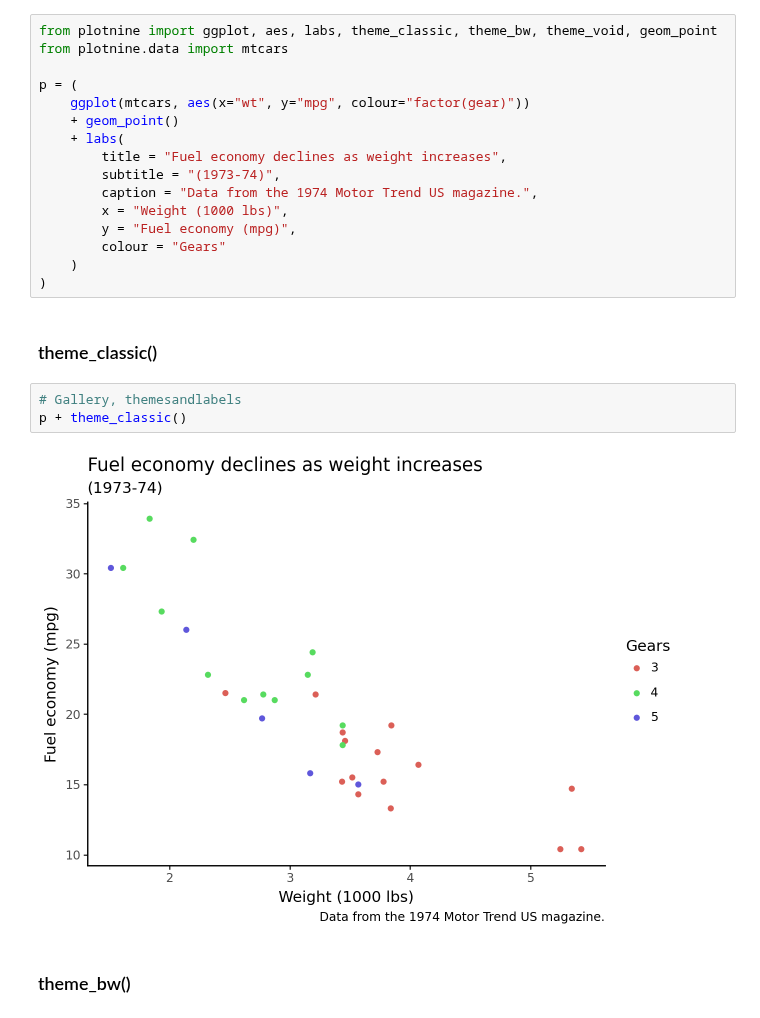
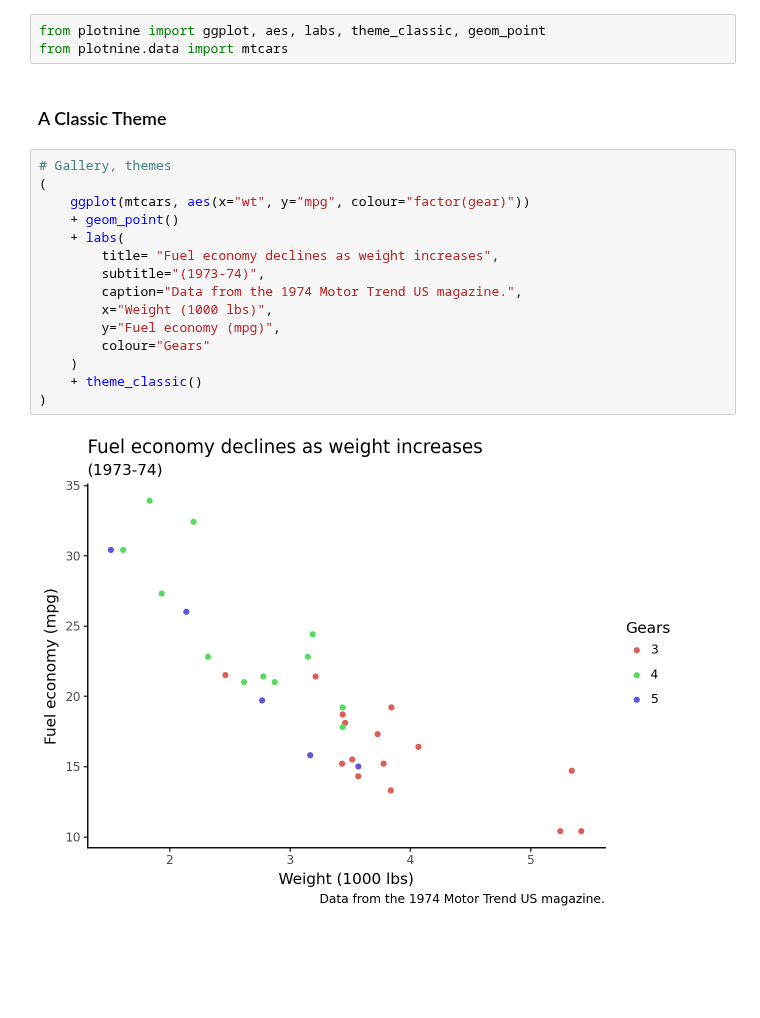
Before and after one commit to has2k1/plotnine-examples, a Jupyter notebook: plotnine_examples/examples/theme_classic.ipynb, the cells around one changed output. Drawn from its saved outputs; the diff is of its cells as text; blank space fills up the shorter version.

```diff
--- a/plotnine_examples/examples/theme_classic.ipynb
+++ b/plotnine_examples/examples/theme_classic.ipynb
@@ -1,25 +1,22 @@
+# %%
+from plotnine import ggplot, aes, labs, theme_classic, geom_point
+from plotnine.data import mtcars
+# %% [markdown]
+### A Classic Theme
 # %%
-from plotnine import ggplot, aes, labs, theme_classic, theme_bw, theme_void, geom_point
-from plotnine.data import mtcars
-
-p = (
+# Gallery, themes
+(
     ggplot(mtcars, aes(x="wt", y="mpg", colour="factor(gear)"))
     + geom_point()
     + labs(
-        title = "Fuel economy declines as weight increases",
-        subtitle = "(1973-74)",
-        caption = "Data from the 1974 Motor Trend US magazine.",
-        x = "Weight (1000 lbs)",
-        y = "Fuel economy (mpg)",
-        colour = "Gears"
+        title= "Fuel economy declines as weight increases",
+        subtitle="(1973-74)",
+        caption="Data from the 1974 Motor Trend US magazine.",
+        x="Weight (1000 lbs)",
+        y="Fuel economy (mpg)",
+        colour="Gears"
     )
+    + theme_classic()
 )
+# %% [output]
+[figure, added]
-# %% [markdown]
-### theme_classic()
-# %%
-# Gallery, themesandlabels
-p + theme_classic()
-# %% [output]
-[figure, removed]
-# %% [markdown]
-### theme_bw()
```
Also changed, not shown: parts of 1 cell of this notebook, 39 other files.
